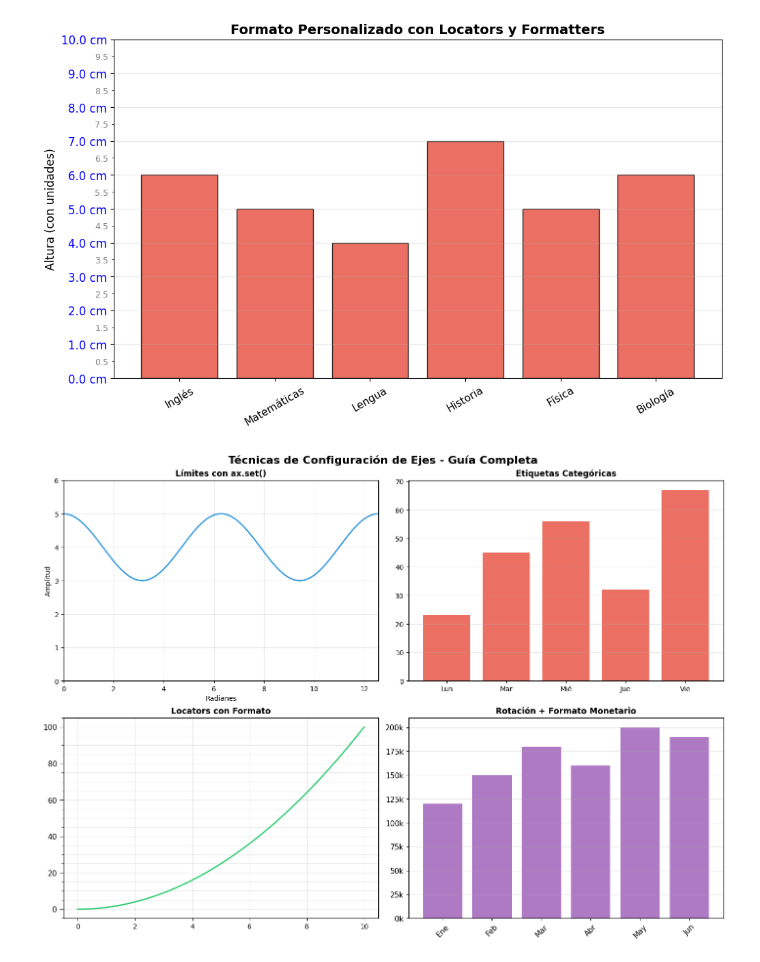
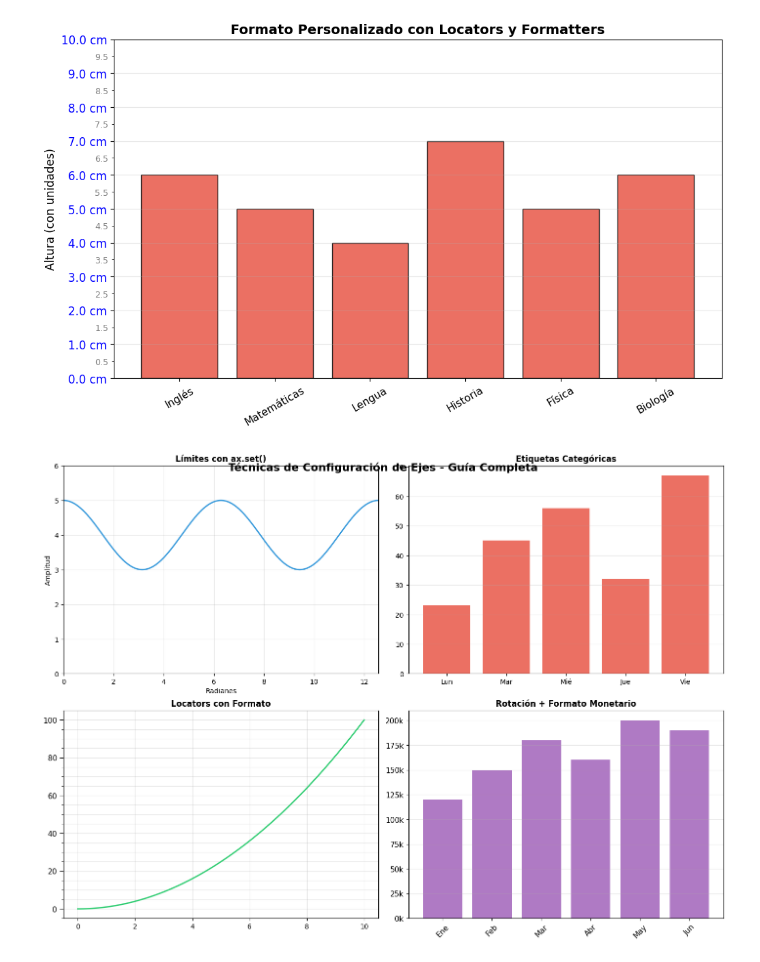
Before and after one commit to alexballera/python-lib, a Jupyter notebook: python/visualizacion/matplotlib_ejes.ipynb, the cells around one changed output. Drawn from its saved outputs; the diff is of its cells as text; code cells hidden in the pictures.

```diff
--- a/python/visualizacion/matplotlib_ejes.ipynb
+++ b/python/visualizacion/matplotlib_ejes.ipynb
@@ -308,32 +308,32 @@ axs[0, 1].bar(X2, Y2, color='#e74c3c', alpha=0.8)
 axs[0, 1].set_xticks(X2, categorias)
 axs[0, 1].set_title('Etiquetas Categóricas', fontweight='bold')
 axs[0, 1].grid(True, axis='y', alpha=0.3)
 
 # Subplot 3: Ticks mayores y menores con formato
 X3 = np.linspace(0, 10, 100)
 Y3 = X3**2
 axs[1, 0].plot(X3, Y3, linewidth=2, color='#2ecc71')
 axs[1, 0].yaxis.set_major_locator(MultipleLocator(20))
 axs[1, 0].yaxis.set_minor_locator(MultipleLocator(5))
 axs[1, 0].yaxis.set_major_formatter('{x:.0f}')
 axs[1, 0].tick_params(axis='y', which='major', labelsize=11, length=6)
 axs[1, 0].tick_params(axis='y', which='minor', labelsize=8, length=3)
 axs[1, 0].set_title('Locators con Formato', fontweight='bold')
 axs[1, 0].grid(True, alpha=0.3, which='both')
 
 # Subplot 4: Rotación y formato personalizado
 meses = ['Ene', 'Feb', 'Mar', 'Abr', 'May', 'Jun']
 ventas = [120, 150, 180, 160, 200, 190]
 axs[1, 1].bar(meses, ventas, color='#9b59b6', alpha=0.8)
 axs[1, 1].yaxis.set_major_formatter('{x:.0f}k')
 axs[1, 1].tick_params(axis='x', labelrotation=45, labelsize=11)
 axs[1, 1].tick_params(axis='y', labelsize=11)
 axs[1, 1].set_title('Rotación + Formato Monetario', fontweight='bold')
 axs[1, 1].grid(True, axis='y', alpha=0.3)
 
 fig.suptitle('Técnicas de Configuración de Ejes - Guía Completa',
-             fontsize=16, fontweight='bold')
+             fontsize=16, fontweight='bold', y=0.98)
 
 plt.show()
 # %% [output]
-[figure, old version]
+[figure, new version]
```
Also changed, not shown: parts of 1 cell of this notebook, 9 other files.
